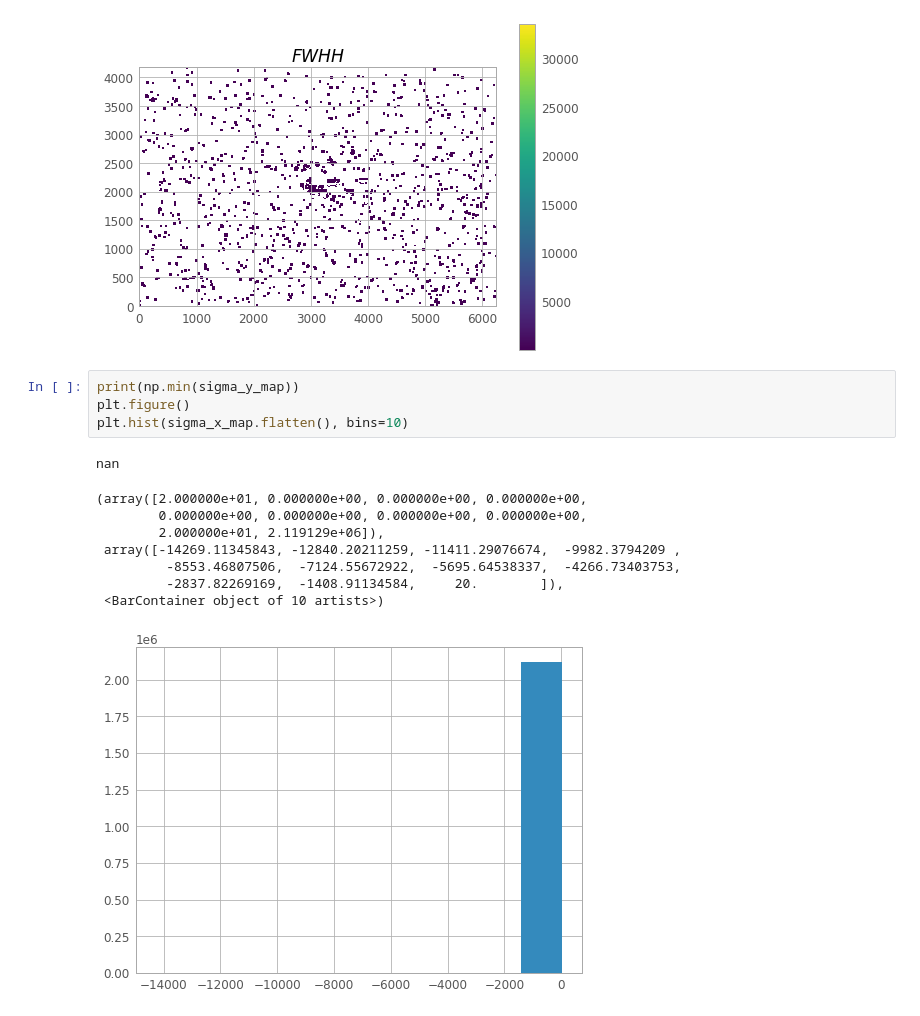
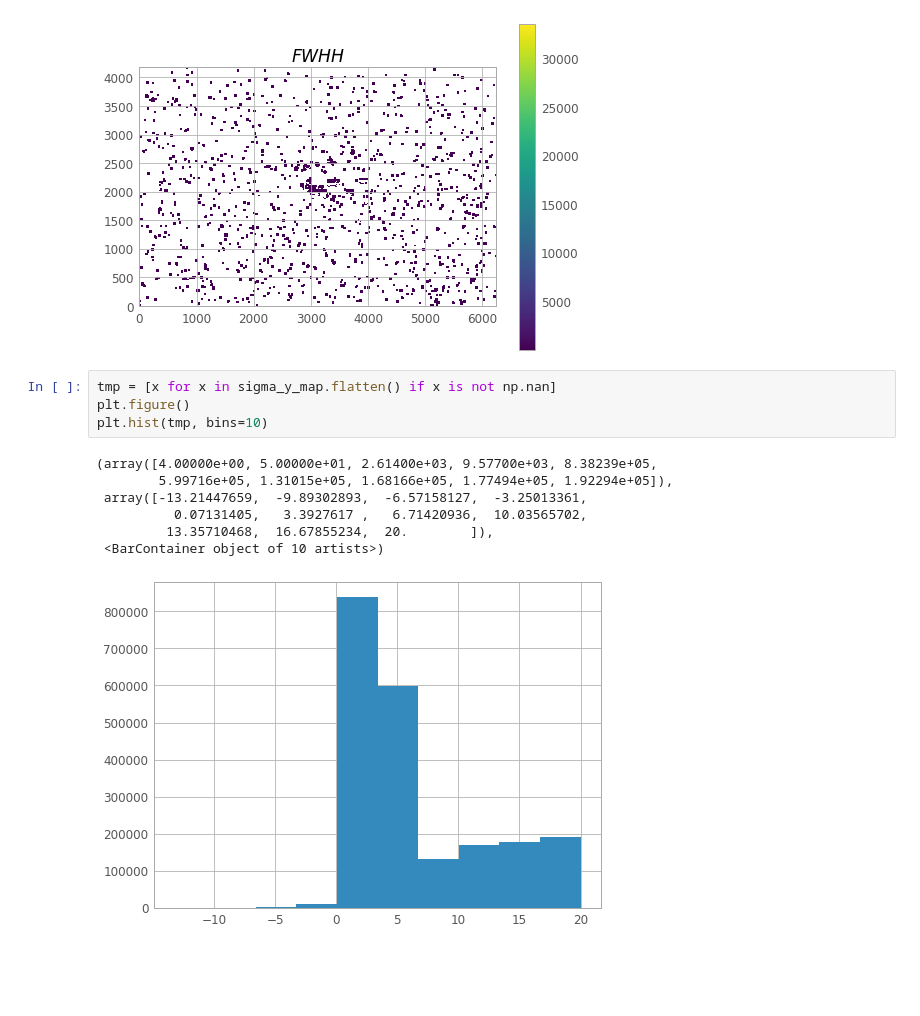
Before and after one commit to SSAEPFL/PSF, a Jupyter notebook: PSF-map.ipynb, the cells around one changed output. Drawn from its saved outputs; the diff is of its cells as text; blank space fills up the shorter version.

```diff
--- a/PSF-map.ipynb
+++ b/PSF-map.ipynb
@@ -64,17 +64,15 @@ plt.colorbar()
 plt.show()
 # %% [output]
 [figure]
-# %%
-print(np.min(sigma_y_map))
-plt.figure()
-plt.hist(sigma_x_map.flatten(), bins=10)
-# %% [output]
-nan
-(array([2.000000e+01, 0.000000e+00, 0.000000e+00, 0.000000e+00,
-        0.000000e+00, 0.000000e+00, 0.000000e+00, 0.000000e+00,
-        2.000000e+01, 2.119129e+06]),
- array([-14269.11345843, -12840.20211259, -11411.29076674,  -9982.3794209 ,
-         -8553.46807506,  -7124.55672922,  -5695.64538337,  -4266.73403753,
-         -2837.82269169,  -1408.91134584,     20.        ]),
- <BarContainer object of 10 artists>)
-[figure, removed]
+# %%
+tmp = [x for x in sigma_y_map.flatten() if x is not np.nan]
+plt.figure()
+plt.hist(tmp, bins=10)
+# %% [output]
+(array([4.00000e+00, 5.00000e+01, 2.61400e+03, 9.57700e+03, 8.38239e+05,
+        5.99716e+05, 1.31015e+05, 1.68166e+05, 1.77494e+05, 1.92294e+05]),
+ array([-13.21447659,  -9.89302893,  -6.57158127,  -3.25013361,
+          0.07131405,   3.3927617 ,   6.71420936,  10.03565702,
+         13.35710468,  16.67855234,  20.        ]),
+ <BarContainer object of 10 artists>)
+[figure, added]
```
Also changed, not shown: 2 other files.
